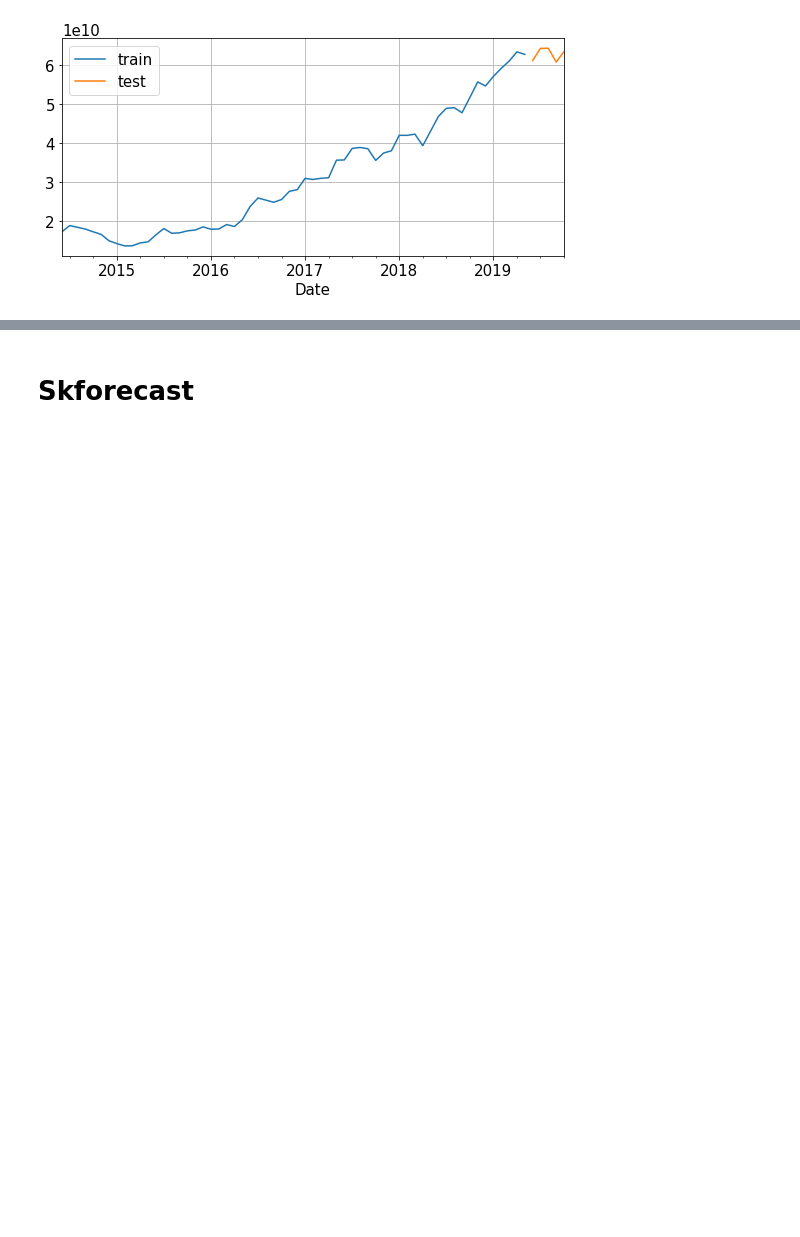
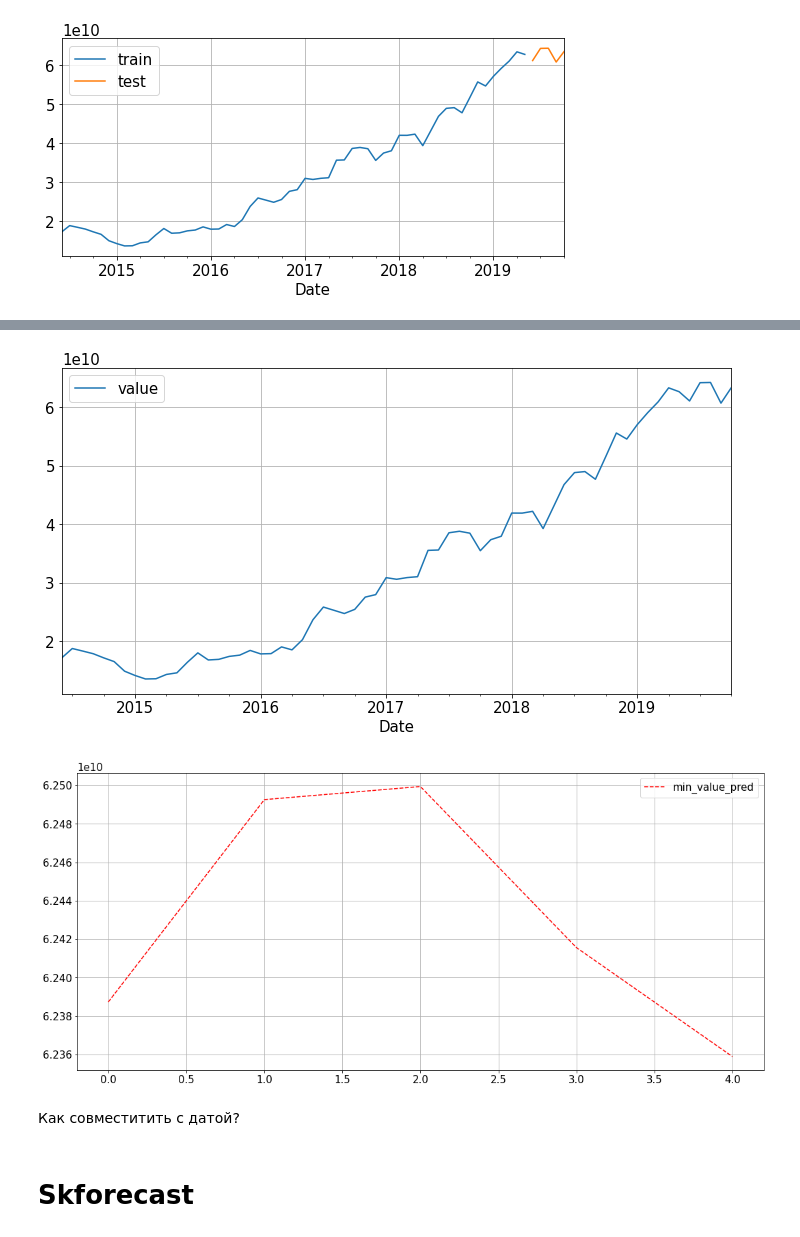
Before and after one commit to NickPavlovskii/sber, a Jupyter notebook: sber_prediction_v2.ipynb, the cells around one changed output, grey strips where cells are left out. Drawn from its saved outputs; the diff is of its cells as text; code cells hidden in the pictures; blank space fills up the shorter version.

```diff
--- a/sber_prediction_v2.ipynb
+++ b/sber_prediction_v2.ipynb
@@ -631,0 +829,9 @@ Test dates  : 2019-06-30 00:00:00 --- 2019-10-31 00:00:00  (n=5)
+# %%
+regressor = xgb.XGBRegressor(
+    n_estimators=100,
+    reg_lambda=1,
+    gamma=0,
+    max_depth=3
+)
+# %%
+regressor.fit(X_train, y_train)
@@ -631,0 +841,2 @@ Test dates  : 2019-06-30 00:00:00 --- 2019-10-31 00:00:00  (n=5)
+# %%
+y_pred = regressor.predict(X_test)
@@ -631,0 +858,6 @@ Test dates  : 2019-06-30 00:00:00 --- 2019-10-31 00:00:00  (n=5)
+# %%
+for_sub1 = pd.DataFrame(y_pred)
+for_sub1 = for_sub1.rename({0:'min_value_pred'}, axis=1)
+
+for_sub1.min_value_pred = for_sub1.min_value_pred.round().astype('int')
+for_sub1
@@ -632,3 +871,11 @@ Test dates  : 2019-06-30 00:00:00 --- 2019-10-31 00:00:00  (n=5)
+# %%
+df_min.plot(figsize=(12,6))
+for_sub1.plot(style='r--');
+# %% [output]
+[figure, added]
+[figure, added]
+# %% [markdown]
+Как совместитить с датой?
 # %% [markdown]
 # Skforecast
 # %% [markdown]
```
Also changed, not shown: parts of 33 cells of this notebook.
